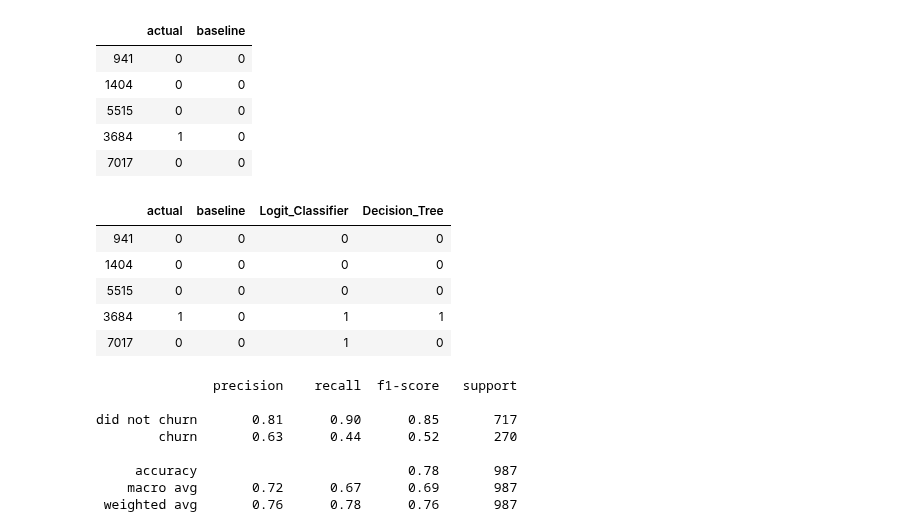
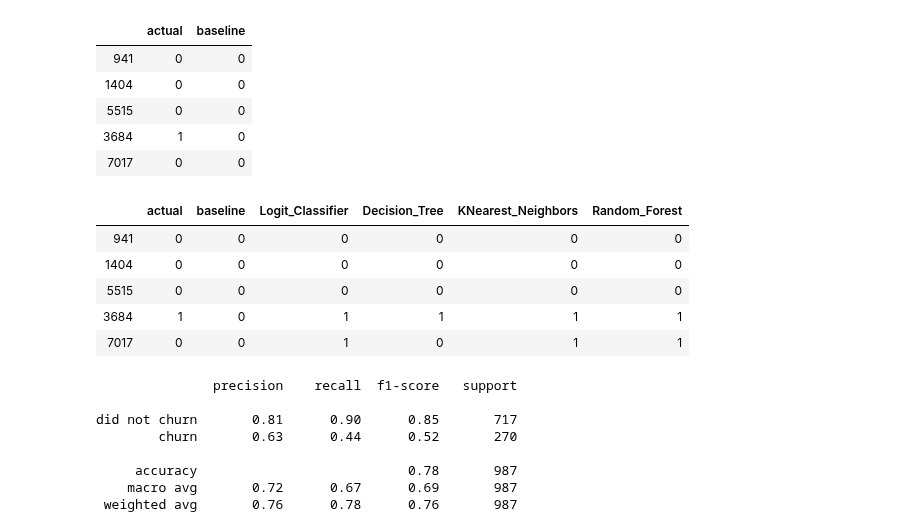
Before and after one commit to Corn-Shipps/predicting_telco_churn, a Jupyter notebook: predicting_telco_churn_final_report.ipynb, the cells around one changed output. Cells and saved outputs as stored; diff of their text form; code cells hidden in the pictures.

```diff
--- a/predicting_telco_churn_final_report.ipynb
+++ b/predicting_telco_churn_final_report.ipynb
@@ -325,16 +325,16 @@ model_df.head()
 # %%
 model_df["Logit_Classifier"] = logit.predict(X_test)
 model_df["Decision_Tree"] = clf.predict(X_test)
 model_df['KNearest_Neighbors'] = knn.predict(X_test)
-model_df['Random_Forest'] = knn.predict(X_test)
+model_df['Random_Forest'] = rf.predict(X_test)
 model_df.head()
 # %% [output]
-|  | actual | baseline | Logit_Classifier | Decision_Tree |
-| 941 | 0 | 0 | 0 | 0 |
-| 1404 | 0 | 0 | 0 | 0 |
-| 5515 | 0 | 0 | 0 | 0 |
-| 3684 | 1 | 0 | 1 | 1 |
-| 7017 | 0 | 0 | 1 | 0 |
+|  | actual | baseline | Logit_Classifier | Decision_Tree | KNearest_Neighbors | Random_Forest |
+| 941 | 0 | 0 | 0 | 0 | 0 | 0 |
+| 1404 | 0 | 0 | 0 | 0 | 0 | 0 |
+| 5515 | 0 | 0 | 0 | 0 | 0 | 0 |
+| 3684 | 1 | 0 | 1 | 1 | 1 | 1 |
+| 7017 | 0 | 0 | 1 | 0 | 1 | 1 |
 # %%
 logit_classification_report = model.logit_metrics(train, test)
 # %% [output]
```
Also changed, not shown: parts of 2 cells of this notebook.
